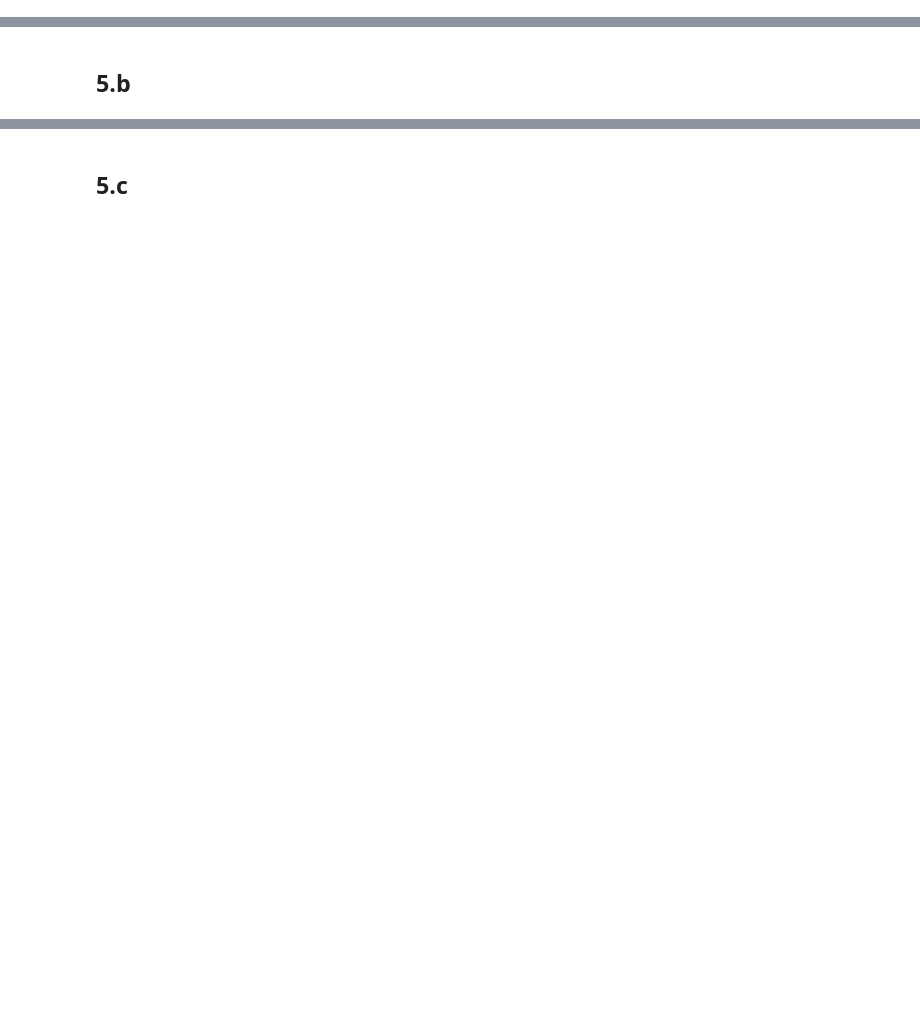
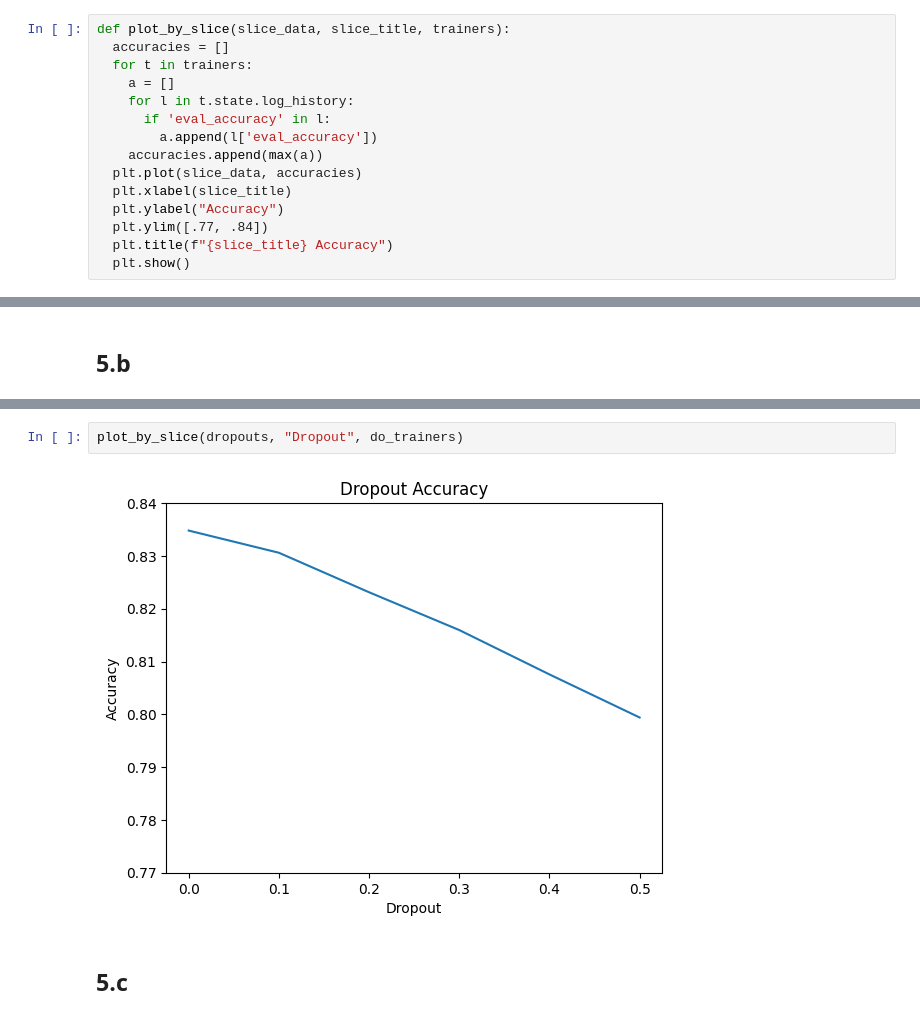
Before and after one commit to edenlum/NLP, a Jupyter notebook: HW2/q5_DAN.ipynb, the cells around one changed output, grey strips where cells are left out. Saved outputs shown, nothing was run; the diff lists cells and outputs as text; blank space fills up the shorter version.

```diff
--- a/HW2/q5_DAN.ipynb
+++ b/HW2/q5_DAN.ipynb
@@ -229,2 +233,17 @@ def plot_accuracy(num_train_epochs, trainer, title):
   plt.title(title)
   plt.show()
+# %%
+def plot_by_slice(slice_data, slice_title, trainers):
+  accuracies = []
+  for t in trainers:
+    a = []
+    for l in t.state.log_history:
+      if 'eval_accuracy' in l:
+        a.append(l['eval_accuracy'])
+    accuracies.append(max(a))
+  plt.plot(slice_data, accuracies)
+  plt.xlabel(slice_title)
+  plt.ylabel("Accuracy")
+  plt.ylim([.77, .84])
+  plt.title(f"{slice_title} Accuracy")
+  plt.show()
@@ -257,3 +370,7 @@ for d in dropouts:
+# %%
+plot_by_slice(dropouts, "Dropout", do_trainers)
+# %% [output]
+[figure, added]
 # %% [markdown]
 ## 5.c
 # %%
```
Also changed, not shown: parts of 11 cells of this notebook.
